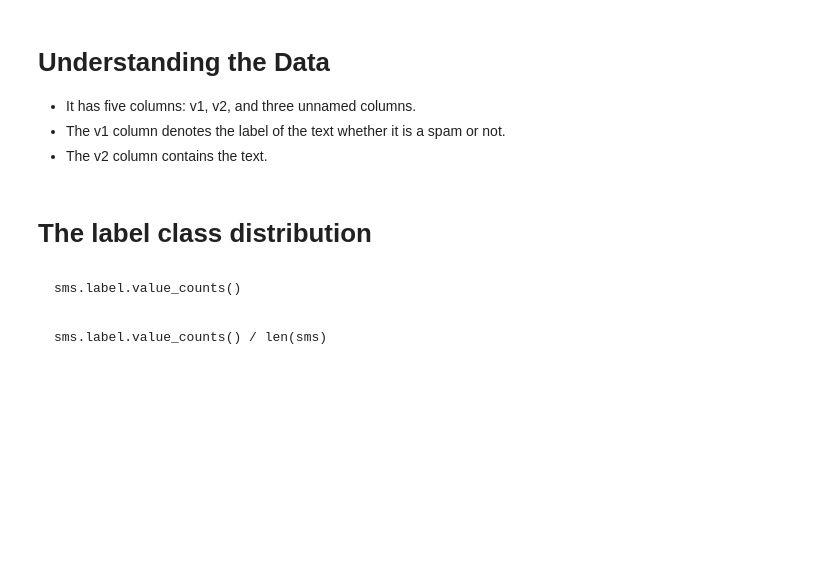
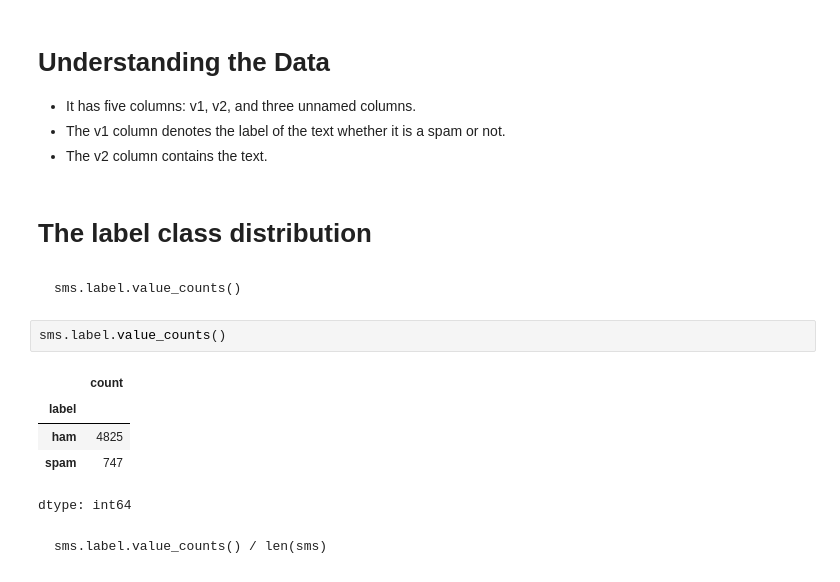
Before and after one commit to dornercr/INFO371, a Jupyter notebook: INFO371_week6_7_Text_Representation_allMarkdown.ipynb, the cells around one changed output. Saved outputs shown, nothing was run; the diff lists cells and outputs as text; blank space fills up the shorter version.

````diff
--- a/INFO371_week6_7_Text_Representation_allMarkdown.ipynb
+++ b/INFO371_week6_7_Text_Representation_allMarkdown.ipynb
@@ -63,6 +113,14 @@ sms.loc[2].message
 ```
 sms.label.value_counts()
 ```
+# %%
+sms.label.value_counts()
+# %% [output]
+|  | count |
+| label |  |
+| ham | 4825 |
+| spam | 747 |
+dtype: int64
 # %% [markdown]
 ```
 sms.label.value_counts() / len(sms)
````
Also changed, not shown: parts of 22 cells of this notebook.
